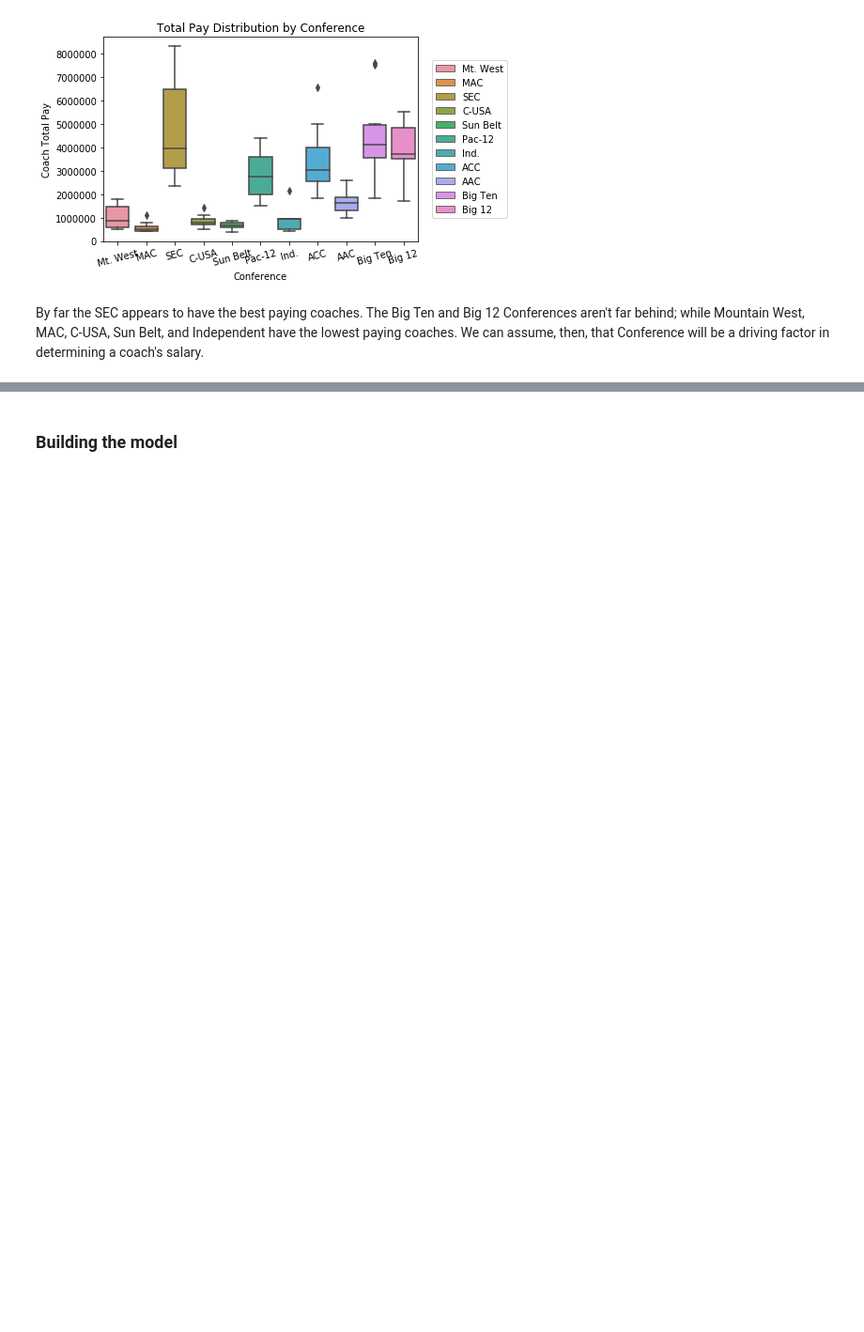
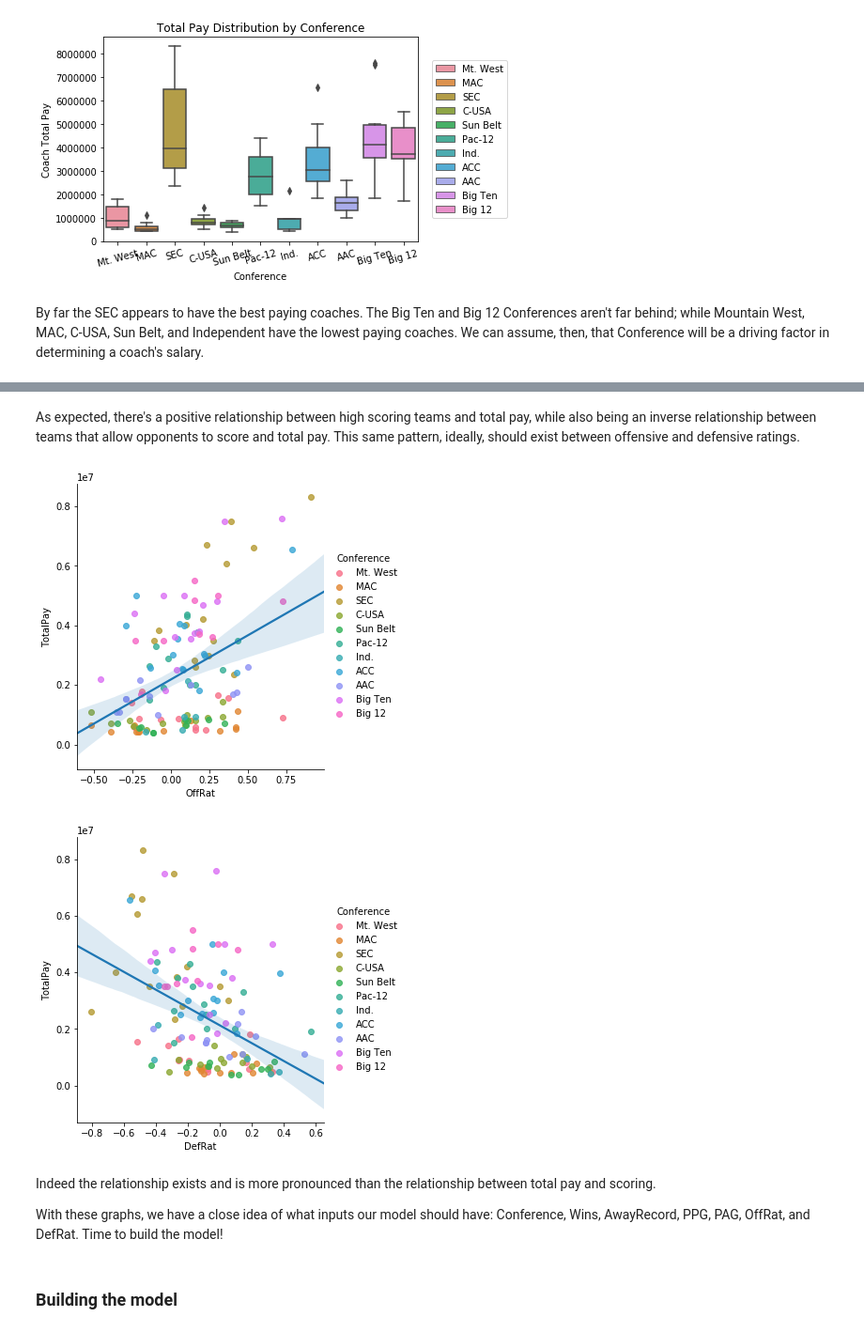
Before and after one commit to MartnAR/IST718, a Jupyter notebook: Labs/Coaches9_2_2/Alonso_Lab1.ipynb, the cells around one changed output, grey strips where cells are left out. Shown: that part at 94% size. Saved outputs shown, nothing was run; the diff lists cells and outputs as text; code cells hidden in the pictures; blank space fills up the shorter version.

Commit message:
Lab 1
Finished EDA and started model training.

```diff
--- a/Labs/Coaches9_2_2/Alonso_Lab1.ipynb
+++ b/Labs/Coaches9_2_2/Alonso_Lab1.ipynb
@@ -472,2 +505,21 @@ plt.show()
+# %% [markdown]
+As expected, there's a positive relationship between high scoring teams and total pay, while also being an inverse relationship between teams that allow opponents to score and total pay. This same pattern, ideally, should exist between offensive and defensive ratings.
+# %%
+# Offensive and Defensive Ratings vs Total Pay
+g = sns.lmplot(x='OffRat', y='TotalPay', data=df_final2, hue='Conference', fit_reg=False)
+sns.regplot(x='OffRat', y='TotalPay', data=df_final2, scatter=False, ax=g.axes[0,0])
+plt.show()
+
+# Points Allowed Per Game
+h = sns.lmplot(x='DefRat', y='TotalPay', data=df_final2, hue='Conference', fit_reg=False)
+sns.regplot(x='DefRat', y='TotalPay', data=df_final2, scatter=False, ax=h.axes[0,0])
+plt.show()
+# %% [output]
+[figure, added]
+[figure, added]
+# %% [markdown]
+Indeed the relationship exists and is more pronounced than the relationship between total pay and scoring.
+
+With these graphs, we have a close idea of what inputs our model should have: Conference, Wins, AwayRecord, PPG, PAG, OffRat, and DefRat. Time to build the model!
 # %% [markdown]
 ### Building the model
```
Also changed, not shown: parts of 18 cells of this notebook, 1 other file.
